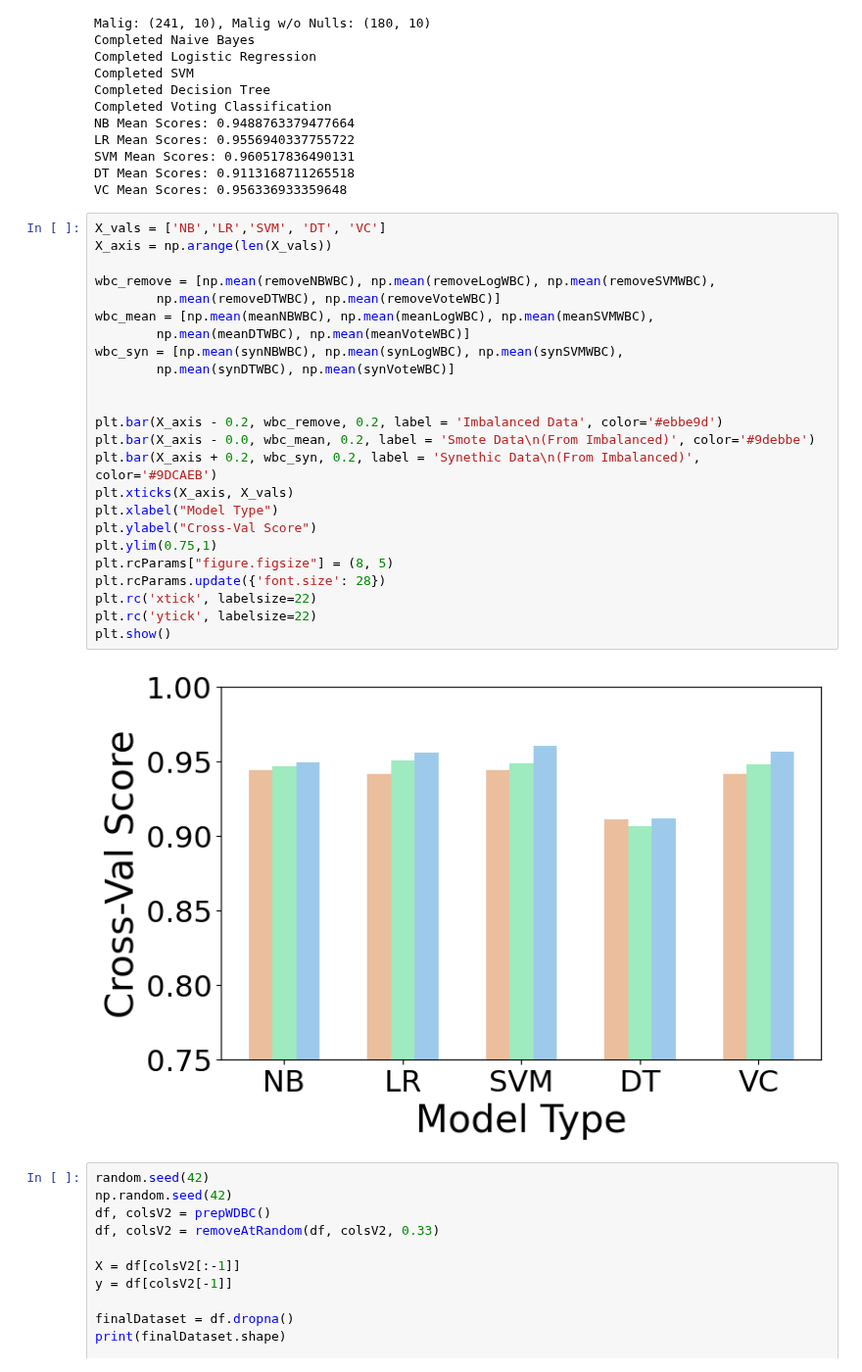
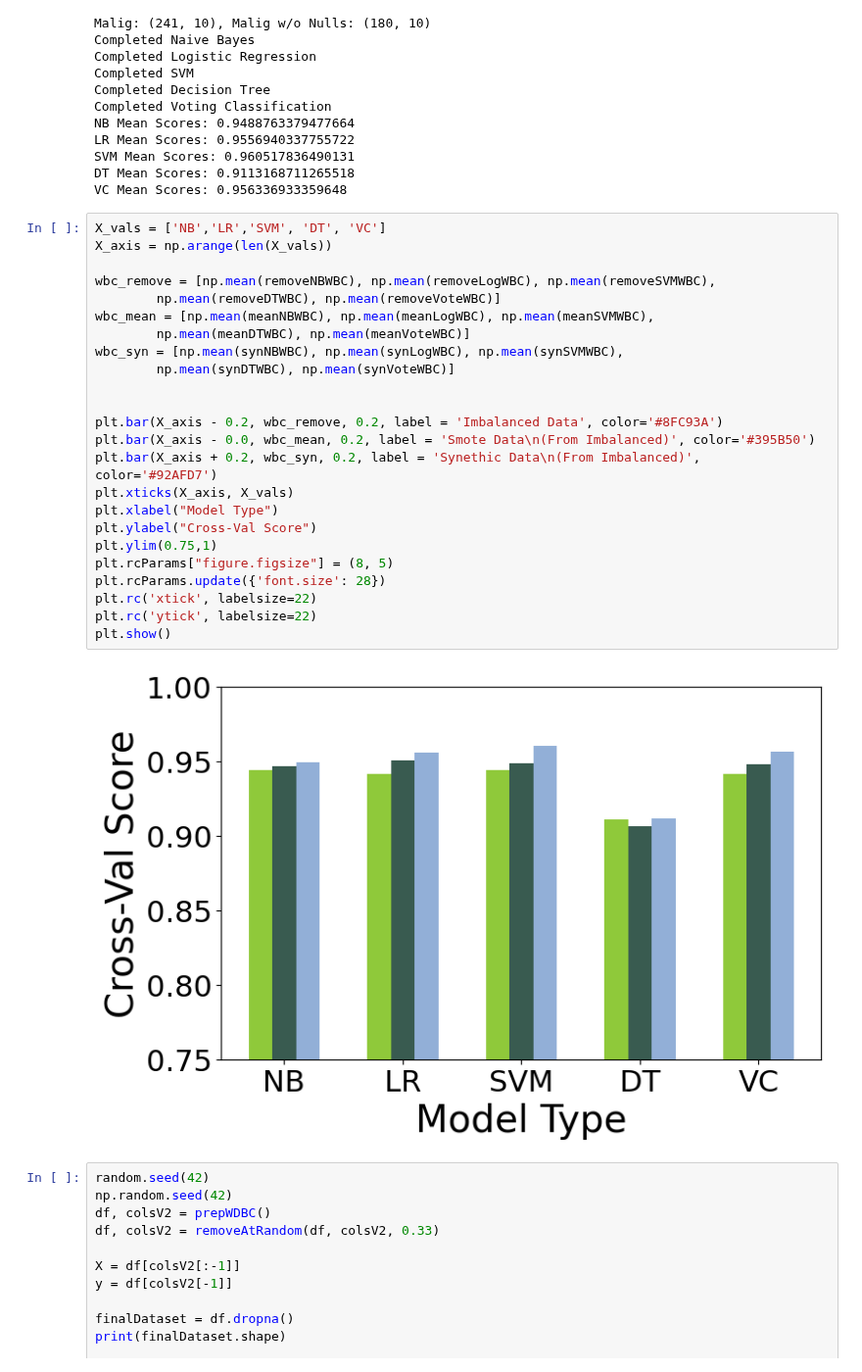
Before and after one commit to sprice134/MQP-2023, a Jupyter notebook: Code/Wole-Paper1/finalVersions/augmentationNullF1CrossVal.ipynb, the cells around one changed output. Shown at 98% size. Cells and saved outputs as stored; diff of their text form.

```diff
--- a/Code/Wole-Paper1/finalVersions/augmentationNullF1CrossVal.ipynb
+++ b/Code/Wole-Paper1/finalVersions/augmentationNullF1CrossVal.ipynb
@@ -421,29 +421,29 @@ VC Mean Scores: 0.956336933359648
 # %%
 X_vals = ['NB','LR','SVM', 'DT', 'VC']
 X_axis = np.arange(len(X_vals))
 
 wbc_remove = [np.mean(removeNBWBC), np.mean(removeLogWBC), np.mean(removeSVMWBC),
         np.mean(removeDTWBC), np.mean(removeVoteWBC)]
 wbc_mean = [np.mean(meanNBWBC), np.mean(meanLogWBC), np.mean(meanSVMWBC),
         np.mean(meanDTWBC), np.mean(meanVoteWBC)]
 wbc_syn = [np.mean(synNBWBC), np.mean(synLogWBC), np.mean(synSVMWBC),
         np.mean(synDTWBC), np.mean(synVoteWBC)]
 
 
-plt.bar(X_axis - 0.2, wbc_remove, 0.2, label = 'Imbalanced Data', color='#ebbe9d')
-plt.bar(X_axis - 0.0, wbc_mean, 0.2, label = 'Smote Data\n(From Imbalanced)', color='#9debbe')
-plt.bar(X_axis + 0.2, wbc_syn, 0.2, label = 'Synethic Data\n(From Imbalanced)', color='#9DCAEB')
+plt.bar(X_axis - 0.2, wbc_remove, 0.2, label = 'Imbalanced Data', color='#8FC93A')
+plt.bar(X_axis - 0.0, wbc_mean, 0.2, label = 'Smote Data\n(From Imbalanced)', color='#395B50')
+plt.bar(X_axis + 0.2, wbc_syn, 0.2, label = 'Synethic Data\n(From Imbalanced)', color='#92AFD7')
 plt.xticks(X_axis, X_vals)
 plt.xlabel("Model Type")
 plt.ylabel("Cross-Val Score")
 plt.ylim(0.75,1)
 plt.rcParams["figure.figsize"] = (8, 5)
 plt.rcParams.update({'font.size': 28})
 plt.rc('xtick', labelsize=22)
 plt.rc('ytick', labelsize=22)
 plt.show()
 # %% [output]
-[figure, old version]
+[figure, new version]
 # %%
 random.seed(42)
 np.random.seed(42)
```
Also changed, not shown: parts of 2 cells of this notebook.
